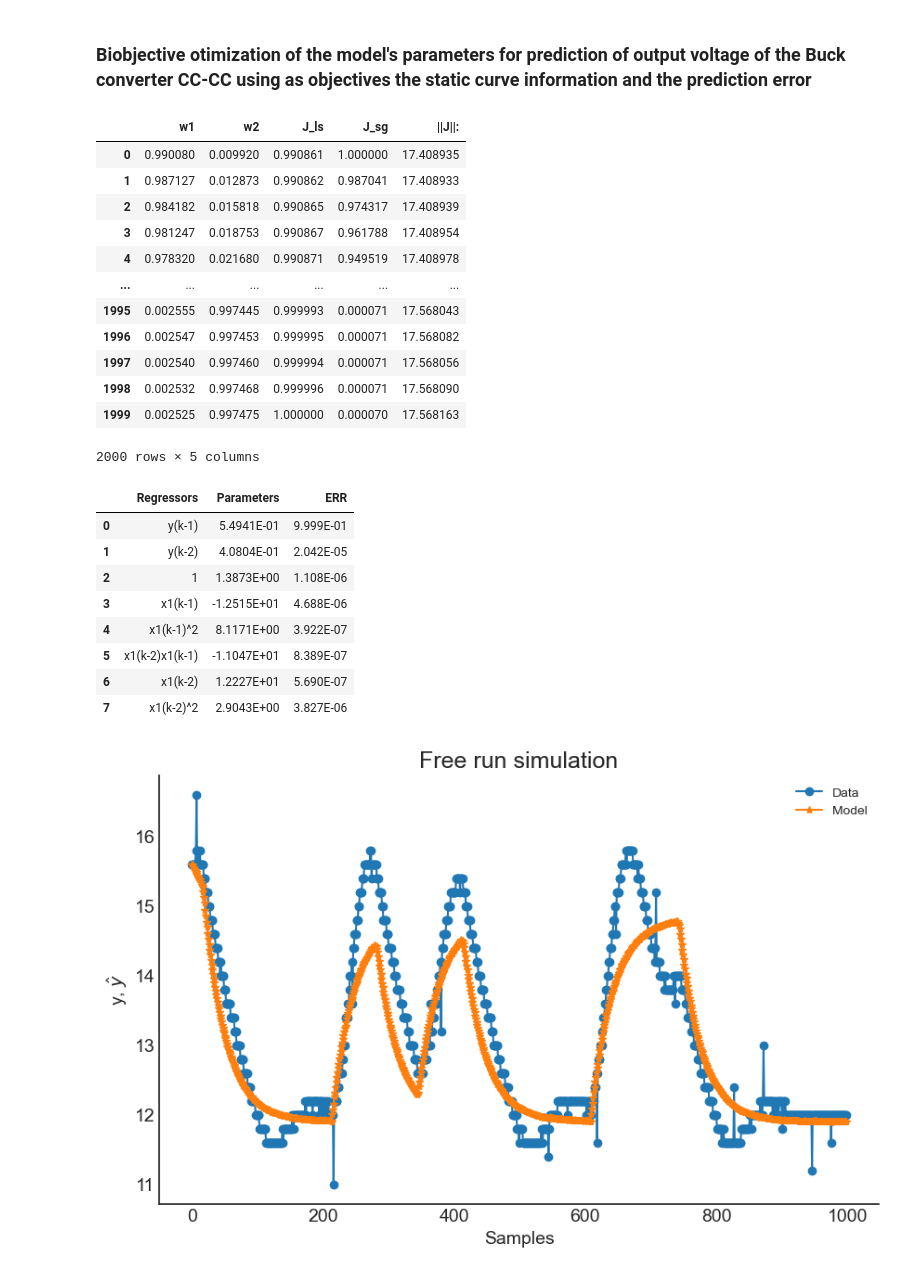
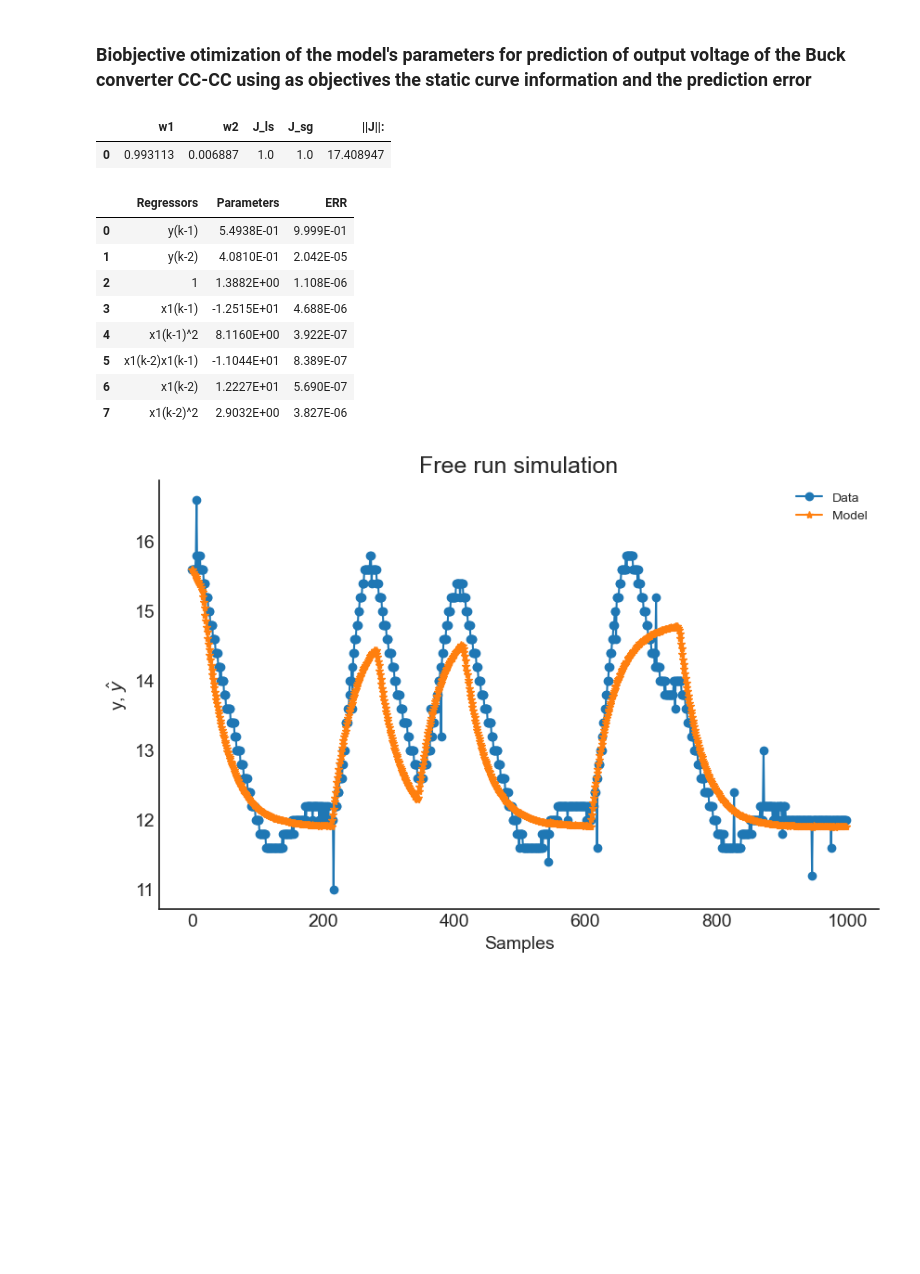
Before and after one commit to GabrielBuenoLeandro/Multiobjetive, a Jupyter notebook: conversor_buck.ipynb, the cells around one changed output. Saved outputs shown, nothing was run; the diff lists cells and outputs as text; code cells hidden in the pictures; blank space fills up the shorter version.

```diff
--- a/conversor_buck.ipynb
+++ b/conversor_buck.ipynb
@@ -674,30 +674,21 @@ mult3 = IM(sg=False, sf=True, model_type='NARMAX',
 # %%
 W = np.zeros((2, 2000))
 W[0, :] = np.logspace(-0.01, -6, num=2000, base=2.71)
 W[1, :] = np.ones(2000) - W[0, :]
+W = np.array([[0.9931126],
+              [0.0068874]])
 J, w, E, Theta, HR, QR, position = mult3.affine_information_least_squares(y_train=y_train[2:],
                                                                          y_static=Yo,
                                                                          x_static=Uo, psi=PSI, W=W)
 result = {'w1': w[0,:],
           'w2': w[1,:],
           'J_ls': J[0,:],
           'J_sg': J[1,:],
           '||J||:': E}
 pd.DataFrame(result)
 # %% [output]
 |  | w1 | w2 | J_ls | J_sg | ||J||: |
-| 0 | 0.990080 | 0.009920 | 0.990861 | 1.000000 | 17.408935 |
-| 1 | 0.987127 | 0.012873 | 0.990862 | 0.987041 | 17.408933 |
-| 2 | 0.984182 | 0.015818 | 0.990865 | 0.974317 | 17.408939 |
-| 3 | 0.981247 | 0.018753 | 0.990867 | 0.961788 | 17.408954 |
-| 4 | 0.978320 | 0.021680 | 0.990871 | 0.949519 | 17.408978 |
-| ... | ... | ... | ... | ... | ... |
-| 1995 | 0.002555 | 0.997445 | 0.999993 | 0.000071 | 17.568043 |
-| 1996 | 0.002547 | 0.997453 | 0.999995 | 0.000071 | 17.568082 |
-| 1997 | 0.002540 | 0.997460 | 0.999994 | 0.000071 | 17.568056 |
-| 1998 | 0.002532 | 0.997468 | 0.999996 | 0.000071 | 17.568090 |
-| 1999 | 0.002525 | 0.997475 | 1.000000 | 0.000070 | 17.568163 |
+| 0 | 0.993113 | 0.006887 | 1.0 | 1.0 | 17.408947 |
-2000 rows × 5 columns
 # %%
 # Writing the results
 model.theta = Theta[position, :].reshape(-1,1)
@@ -713,14 +704,14 @@ r = pd.DataFrame(
 r
 # %% [output]
 |  | Regressors | Parameters | ERR |
-| 0 | y(k-1) | 5.4941E-01 | 9.999E-01 |
-| 1 | y(k-2) | 4.0804E-01 | 2.042E-05 |
-| 2 | 1 | 1.3873E+00 | 1.108E-06 |
+| 0 | y(k-1) | 5.4938E-01 | 9.999E-01 |
+| 1 | y(k-2) | 4.0810E-01 | 2.042E-05 |
+| 2 | 1 | 1.3882E+00 | 1.108E-06 |
 | 3 | x1(k-1) | -1.2515E+01 | 4.688E-06 |
-| 4 | x1(k-1)^2 | 8.1171E+00 | 3.922E-07 |
-| 5 | x1(k-2)x1(k-1) | -1.1047E+01 | 8.389E-07 |
+| 4 | x1(k-1)^2 | 8.1160E+00 | 3.922E-07 |
+| 5 | x1(k-2)x1(k-1) | -1.1044E+01 | 8.389E-07 |
 | 6 | x1(k-2) | 1.2227E+01 | 5.690E-07 |
-| 7 | x1(k-2)^2 | 2.9043E+00 | 3.827E-06 |
+| 7 | x1(k-2)^2 | 2.9032E+00 | 3.827E-06 |
 # %%
 plot_results(y=y_valid, yhat=yhat, n=1000)
 # %% [output]
```
Also changed, not shown: parts of 14 cells of this notebook.
